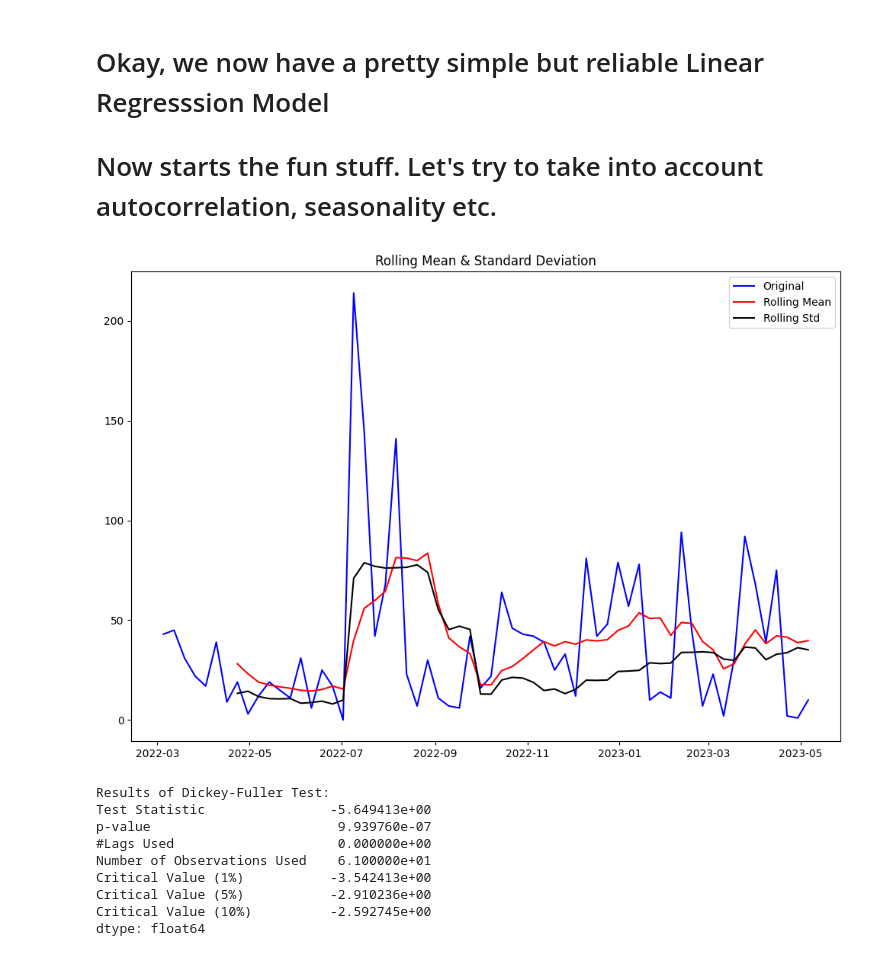
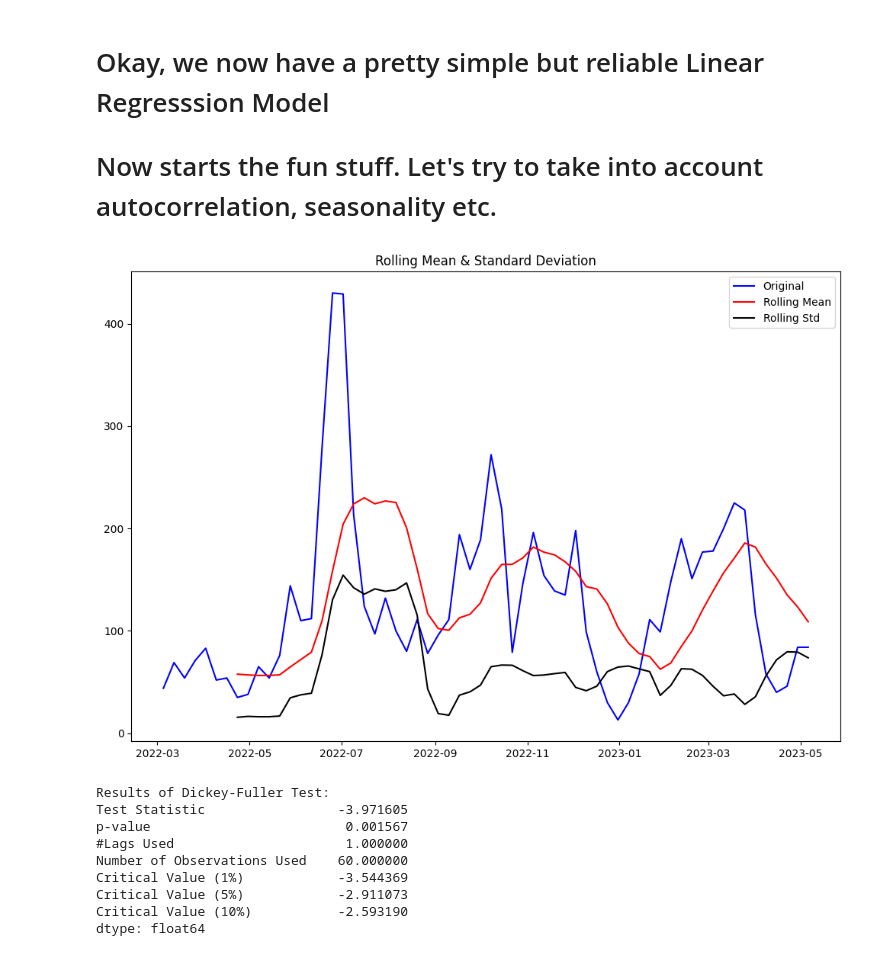
Before and after one commit to josalhor/hp-stock, a Jupyter notebook: pred.ipynb, the cells around one changed output. Cells and saved outputs as stored; diff of their text form; code cells hidden in the pictures.

```diff
--- a/pred.ipynb
+++ b/pred.ipynb
@@ -543,43 +564,43 @@ Product: 91791
 # %%
 from statsmodels.tsa.stattools import adfuller
 def test_stationarity(timeseries, window=8):
     #Determing rolling statistics
     rolmean = timeseries.rolling(window).mean()
     rolstd = timeseries.rolling(window).std()
 
     #Plot rolling statistics:
     fig = plt.figure(figsize=(12, 8))
     orig = plt.plot(timeseries, color='blue',label='Original')
     mean = plt.plot(rolmean, color='red', label='Rolling Mean')
     std = plt.plot(rolstd, color='black', label = 'Rolling Std')
     plt.legend(loc='best')
     plt.title('Rolling Mean & Standard Deviation')
     plt.show()
 
     #Perform Dickey-Fuller test:
     print('Results of Dickey-Fuller Test:')
     dftest = adfuller(timeseries, autolag='AIC')
     dfoutput = pd.Series(dftest[0:4], index=['Test Statistic','p-value','#Lags Used','Number of Observations Used'])
     for key,value in dftest[4].items():
         dfoutput['Critical Value (%s)'%key] = value
     print(dfoutput)
 
 
 station_test = train[(train['product_number'] == 25662) & (train['date'] >= CONSIDER_FROM)]
-station_test = station_test.groupby('date').agg({'sales_units': 'sum'})
+station_test = station_test.groupby('date').agg({'inventory_units': 'sum'})
 
-test_stationarity(station_test['sales_units'])
+test_stationarity(station_test['inventory_units'])
 # test_stationarity(train, 6909)
 # %% [output]
-[figure, old version]
+[figure, new version]
 Results of Dickey-Fuller Test:
-Test Statistic                -5.649413e+00
-p-value                        9.939760e-07
-#Lags Used                     0.000000e+00
-Number of Observations Used    6.100000e+01
-Critical Value (1%)           -3.542413e+00
-Critical Value (5%)           -2.910236e+00
-Critical Value (10%)          -2.592745e+00
+Test Statistic                 -3.971605
+p-value                         0.001567
+#Lags Used                      1.000000
+Number of Observations Used    60.000000
+Critical Value (1%)            -3.544369
+Critical Value (5%)            -2.911073
+Critical Value (10%)           -2.593190
 dtype: float64
 # %%
 
```
Also changed, not shown: parts of 14 cells of this notebook, 2 other files.
